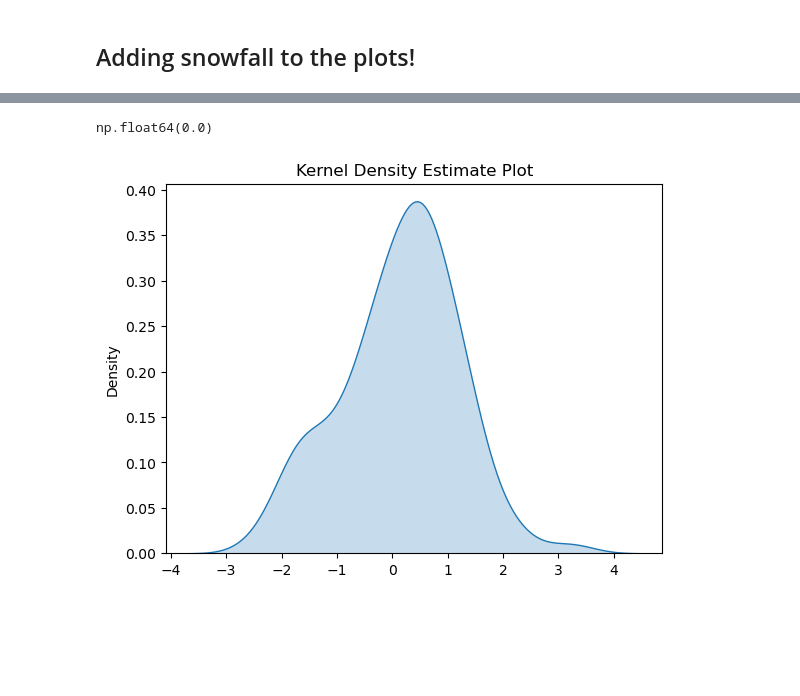
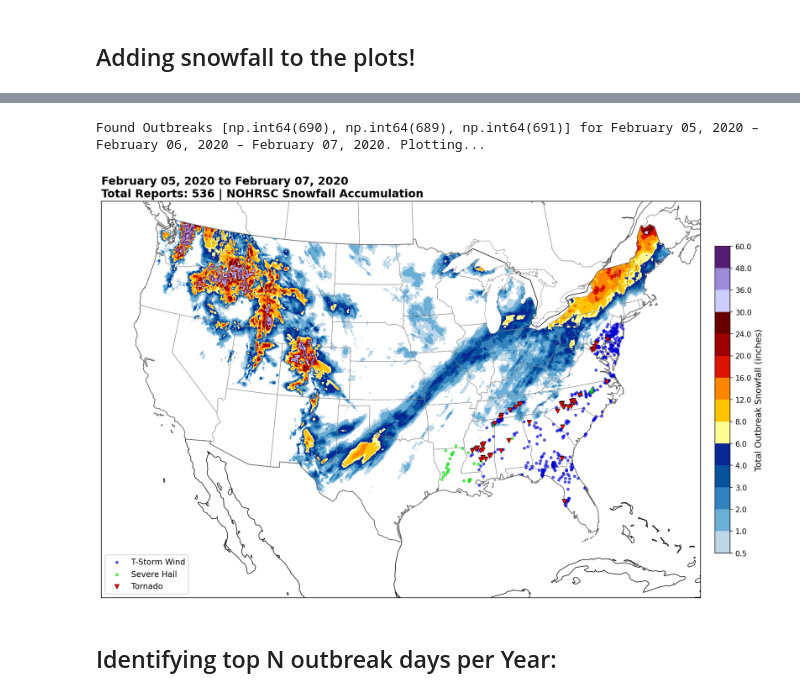
Before and after one commit to augustlepique/circs-research, a Jupyter notebook: create_synoptic_cases.ipynb, the cells around one changed output, grey strips where cells are left out. Saved outputs shown, nothing was run; the diff lists cells and outputs as text; code cells hidden in the pictures; blank space fills up the shorter version.

```diff
--- a/create_synoptic_cases.ipynb
+++ b/create_synoptic_cases.ipynb
@@ -1114,5 +1165,3 @@ def plot_synoptic_case(df, case_id, snow_array=None, snow_lon=None, snow_lat=Non
         plt.show()
     else:
         plt.show()
-# %%
-snow_array, lons, lats = get_outbreak_snowfall(subset, case_id=591)
@@ -1232,4 +1167,0 @@ case_stats_2 = clustered_df.groupby('SYNOPTIC_CASE_ID').agg(
-# %%
-case_stats_2['duration_hours'].min()
-# %% [output]
-np.float64(0.0)
@@ -1239,10 +1168,40 @@ longest_case_id_2 = case_stats_2['duration_hours'].idxmax()
-# %%
-# Generate sample data
-data = np.random.randn(100)
-
-# Create a KDE plot
-sns.kdeplot(data, fill=True)
-plt.title("Kernel Density Estimate Plot")
-plt.show()
-# %% [output]
-[figure, removed]
+# %%
+def plot_by_date(reports_df, date_input, zoom=False, savepath=False):
+    """
+    Plot a synoptic case by OUTBREAK_DAY date instead of case_id.
+
+    Parameters
+    ----------
+    reports_df  : tagged report-level DataFrame (output of tag_reports_with_outbreak)
+    date_input  : str or datetime-like, e.g. '2021-02-11' or datetime(2021, 2, 11)
+    zoom        : bool, whether to zoom to outbreak extent
+    savepath    : bool, whether to save the figure
+    """
+    ## Normalize input date
+    target_date = pd.to_datetime(date_input).date()
+    date_label = pd.to_datetime(date_input).strftime('%B, %d, %Y')
+
+    ## Find rows matching the OUTBREAK_DAY
+    mask = reports_df['OUTBREAK_DAY'].apply(
+        lambda x: pd.to_datetime(x).date() if pd.notna(x) else None
+    ) == target_date
+    day_df = reports_df[mask]
+
+    ## Check whether date falls in an outbreak
+    outbreak_ids = day_df['Outbreak'].dropna().unique()
+
+    if len(outbreak_ids) ==0:
+        print(f'No outbreak found for {date_label}. Plotting blank map.')
+        plot_synoptic_case(df=None, case_id=None, date_label=date_label,
+                           zoom=zoom, savepath=savepath)
+        return
+
+    case_id = int(outbreak_ids[0])
+    print(f'Found Outbreak #{case_id} for {date_label}. Fetching snowfall...')
+
+    snow_array, snow_lon, snow_lat = get_outbreak_snowfall(reports_df, case_id)
+    plot_synoptic_case(
+                        reports_df, case_id,
+                        snow_array=snow_array, snow_lon=snow_lon, snow_lat=snow_lat,
+                       zoom=zoom, savepath=savepath, date_label=date_label
+    )
@@ -1248,0 +1259,7 @@ plt.show()
+# %%
+plot_by_date(reports_df, ['2020-02-05','2020-02-06','2020-02-07'], savepath=True)
+# %% [output]
+Found Outbreaks [np.int64(690), np.int64(689), np.int64(691)] for February 05, 2020 – February 06, 2020 – February 07, 2020. Plotting...
+[figure, added]
+# %% [markdown]
+## Identifying top N outbreak days per Year:
```
Also changed, not shown: parts of 37 cells of this notebook, 4 other files.
